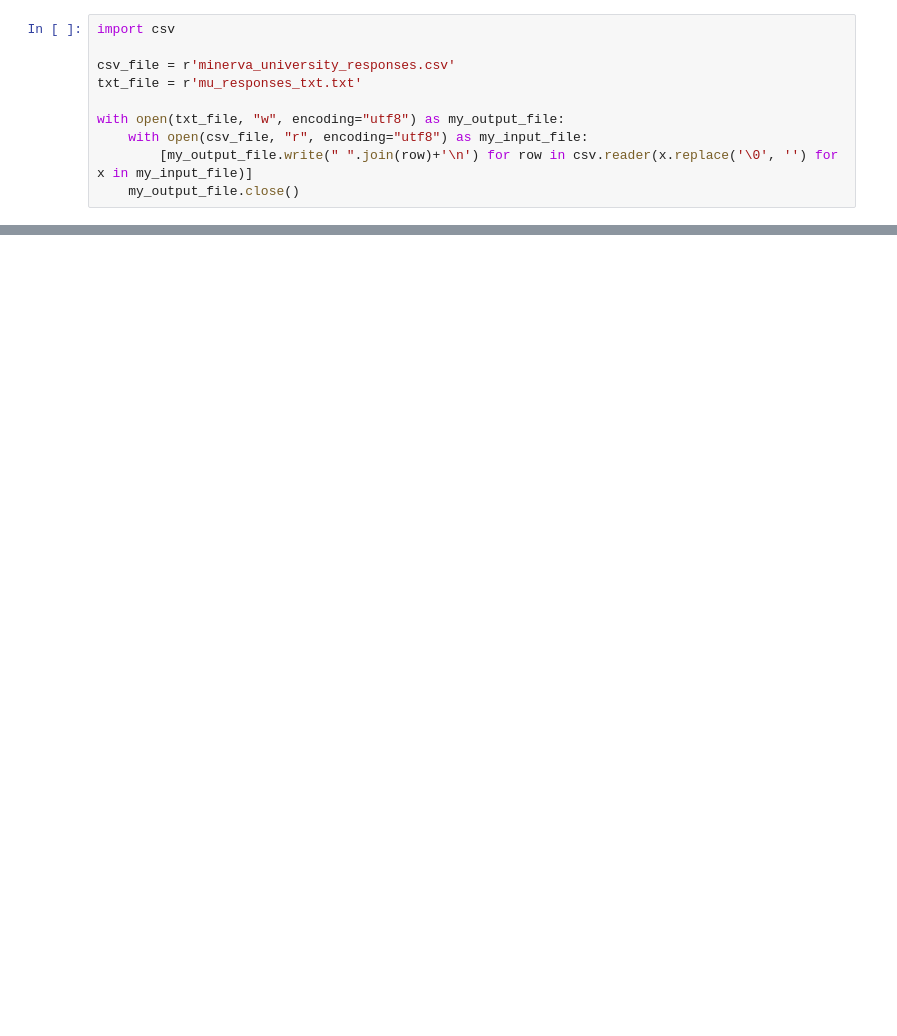
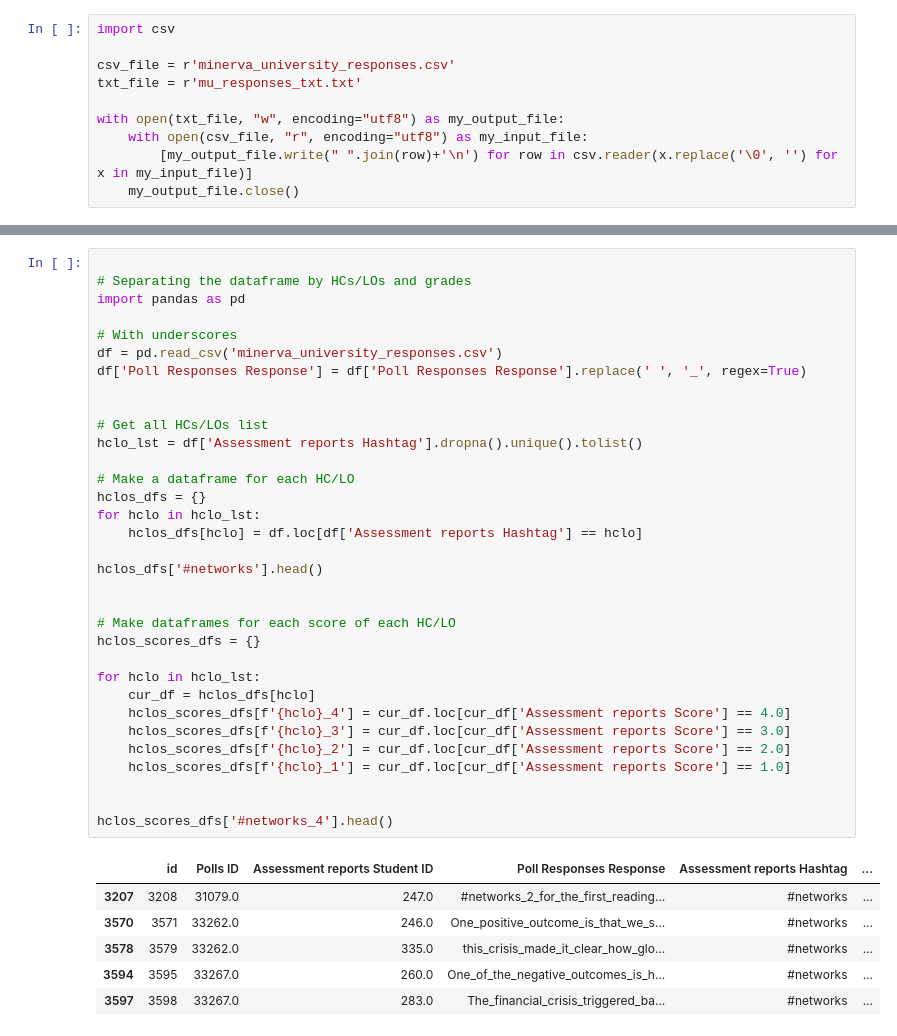
Before and after one commit to AI-lab-grading-nlp/Research, a Jupyter notebook: API with beatiful soup/Vectorization/word_to_vec.ipynb, the cells around one changed output, grey strips where cells are left out. Cells and saved outputs as stored; diff of their text form; blank space fills up the shorter version.

```diff
--- a/API with beatiful soup/Vectorization/word_to_vec.ipynb
+++ b/API with beatiful soup/Vectorization/word_to_vec.ipynb
@@ -74,0 +397,40 @@ print("Cosine similarity between 'network' " +
+# %%
+
+# Separating the dataframe by HCs/LOs and grades
+import pandas as pd
+
+# With underscores
+df = pd.read_csv('minerva_university_responses.csv')
+df['Poll Responses Response'] = df['Poll Responses Response'].replace(' ', '_', regex=True)
+
+
+# Get all HCs/LOs list
+hclo_lst = df['Assessment reports Hashtag'].dropna().unique().tolist()
+
+# Make a dataframe for each HC/LO
+hclos_dfs = {}
+for hclo in hclo_lst:
+    hclos_dfs[hclo] = df.loc[df['Assessment reports Hashtag'] == hclo]
+
+hclos_dfs['#networks'].head()
+
+
+# Make dataframes for each score of each HC/LO
+hclos_scores_dfs = {}
+
+for hclo in hclo_lst:
+    cur_df = hclos_dfs[hclo]
+    hclos_scores_dfs[f'{hclo}_4'] = cur_df.loc[cur_df['Assessment reports Score'] == 4.0]
+    hclos_scores_dfs[f'{hclo}_3'] = cur_df.loc[cur_df['Assessment reports Score'] == 3.0]
+    hclos_scores_dfs[f'{hclo}_2'] = cur_df.loc[cur_df['Assessment reports Score'] == 2.0]
+    hclos_scores_dfs[f'{hclo}_1'] = cur_df.loc[cur_df['Assessment reports Score'] == 1.0]
+
+
+hclos_scores_dfs['#networks_4'].head()
+# %% [output]
+|  | id | Polls ID | Assessment reports Student ID | Poll Responses Response | Assessment reports Hashtag | ... |
+| 3207 | 3208 | 31079.0 | 247.0 | #networks_2_for_the_first_reading... | #networks | ... |
+| 3570 | 3571 | 33262.0 | 246.0 | One_positive_outcome_is_that_we_s... | #networks | ... |
+| 3578 | 3579 | 33262.0 | 335.0 | this_crisis_made_it_clear_how_glo... | #networks | ... |
+| 3594 | 3595 | 33267.0 | 260.0 | One_of_the_negative_outcomes_is_h... | #networks | ... |
+| 3597 | 3598 | 33267.0 | 283.0 | The_financial_crisis_triggered_ba... | #networks | ... |
```
Also changed, not shown: parts of 75 cells of this notebook, 2 other files.
